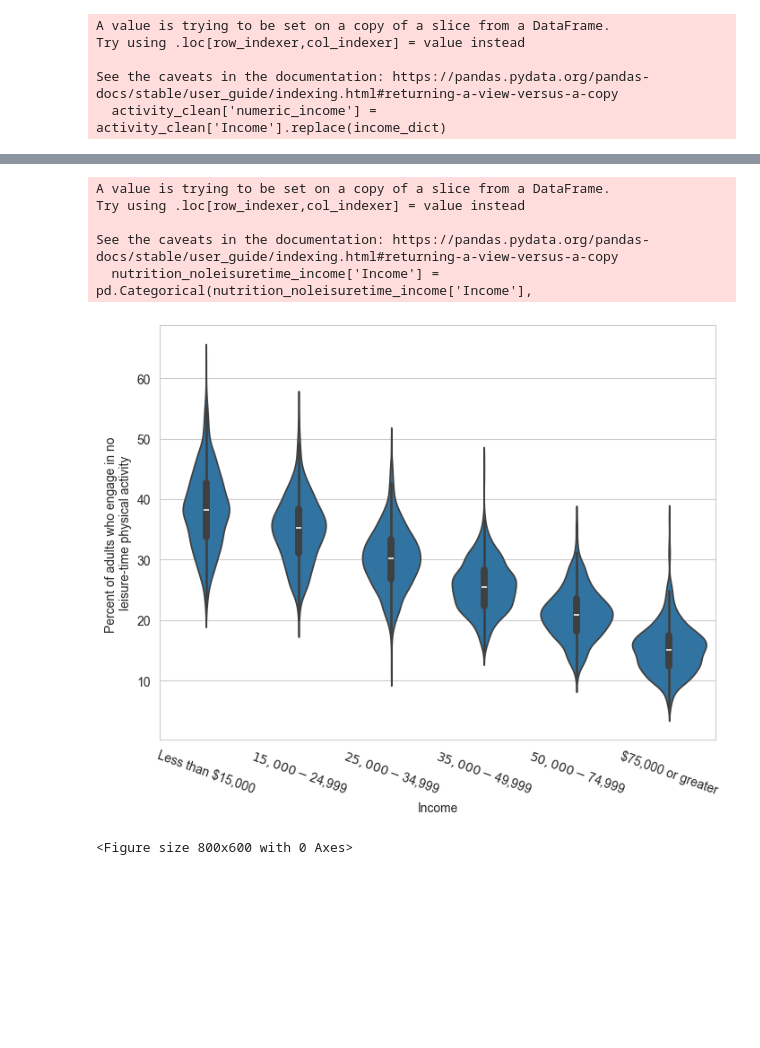
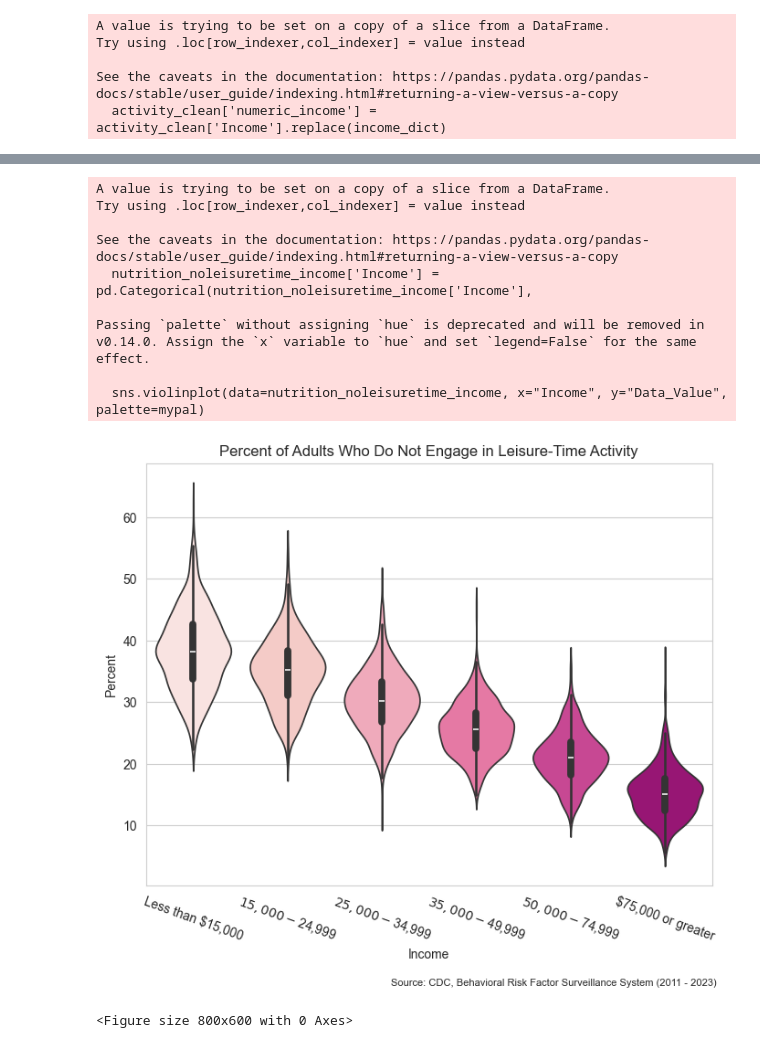
Before and after one commit to INFO-511-F24/final-project-TheOutliers, a Jupyter notebook: Code-Notebooks/Workspace_VSJ.ipynb, the cells around one changed output, grey strips where cells are left out. Cells and saved outputs as stored; diff of their text form; code cells hidden in the pictures; blank space fills up the shorter version.

Commit message:
Making plots

```diff
--- a/Code-Notebooks/Workspace_VSJ.ipynb
+++ b/Code-Notebooks/Workspace_VSJ.ipynb
@@ -207,29 +213,36 @@ plt.show()
 # %%
 #graph of just income lvel by response
 order = ['Less than $15,000',
   '$15,000 - $24,999',
   '$25,000 - $34,999',
   "$35,000 - $49,999",
   '$50,000 - $74,999',
   '$75,000 or greater']
 # order data
 nutrition_noleisuretime_income['Income'] = pd.Categorical(nutrition_noleisuretime_income['Income'],
                                                           categories=order, ordered=True)
 
+mypal = sns.color_palette('RdPu', 7)
 
 sns.set_style('whitegrid')
 plt.figure(figsize=(8,6))
-sns.violinplot(data=nutrition_noleisuretime_income, x="Income", y="Data_Value")
+sns.violinplot(data=nutrition_noleisuretime_income, x="Income", y="Data_Value", palette=mypal)
 plt.xticks(rotation=-20)
-plt.ylabel("Percent of adults who engage in no \nleisure-time physical activity")
+plt.ylabel('Percent')
+plt.title('Percent of Adults Who Do Not Engage in Leisure-Time Activity')
+plt.text(2.1, -16, 'Source: CDC, Behavioral Risk Factor Surveillance System (2011 - 2023)', fontsize = 8)
 plt.show()
 # %% [output]
 A value is trying to be set on a copy of a slice from a DataFrame.
 Try using .loc[row_indexer,col_indexer] = value instead
 
 See the caveats in the documentation: https://pandas.pydata.org/pandas-docs/stable/user_guide/indexing.html#returning-a-view-versus-a-copy
   nutrition_noleisuretime_income['Income'] = pd.Categorical(nutrition_noleisuretime_income['Income'],
+
+Passing `palette` without assigning `hue` is deprecated and will be removed in v0.14.0. Assign the `x` variable to `hue` and set `legend=False` for the same effect.
+
+  sns.violinplot(data=nutrition_noleisuretime_income, x="Income", y="Data_Value", palette=mypal)
-[figure, old version]
+[figure, new version]
 # %%
 #only look at $75000 range to decipher width...
 
```
Also changed, not shown: parts of 3 cells of this notebook, 3 other files.
